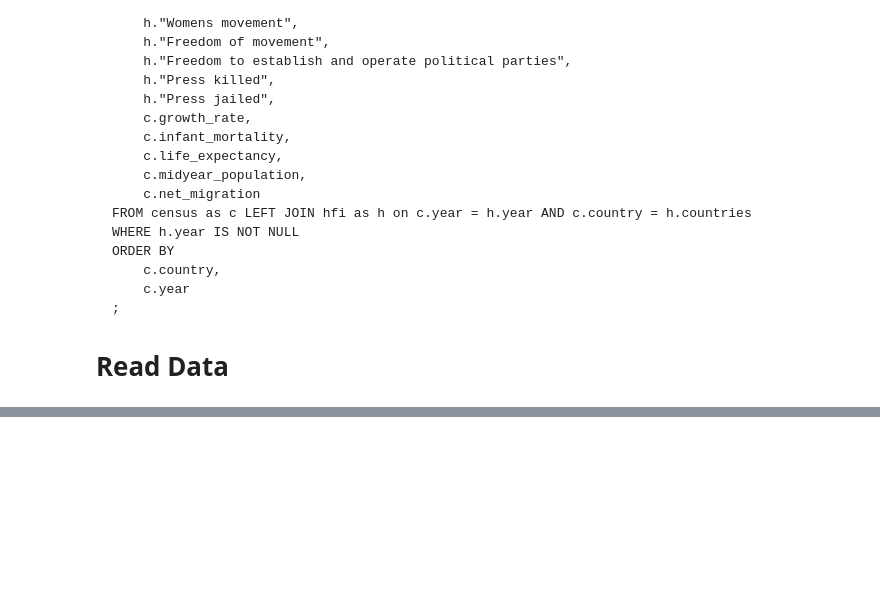
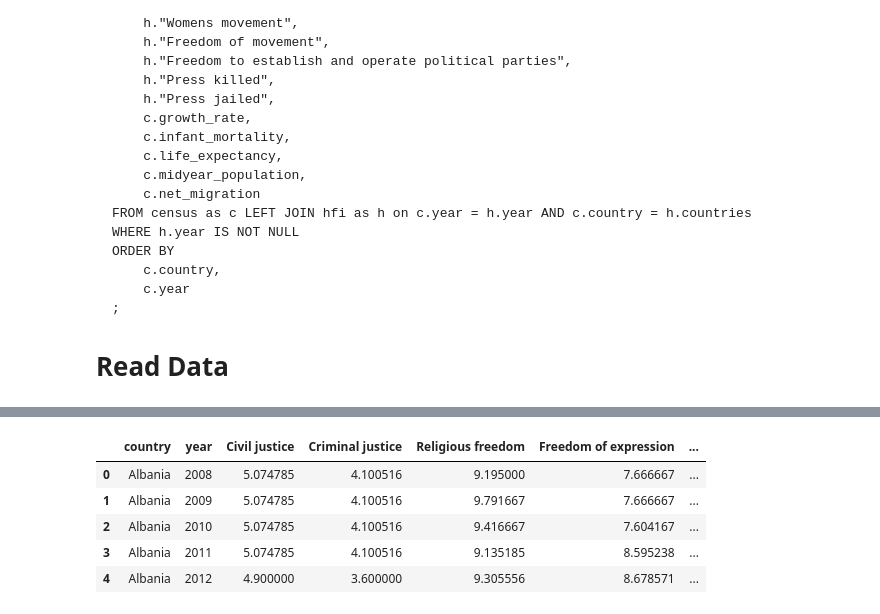
Before and after one commit to Jmaddalena42/ETL_Project, a Jupyter notebook: ETL Project.ipynb, the cells around one changed output, grey strips where cells are left out. Cells and saved outputs as stored; diff of their text form; code cells hidden in the pictures; blank space fills up the shorter version.

```diff
--- a/ETL Project.ipynb
+++ b/ETL Project.ipynb
@@ -391,0 +372,10 @@ engine.execute('SELECT * FROM happiness_join').fetchall()
+# %%
+joindf = pd.read_sql_query('SELECT * FROM happiness_join',con=engine)
+joindf.head()
+# %% [output]
+|  | country | year | Civil justice | Criminal justice | Religious freedom | Freedom of expression | ... |
+| 0 | Albania | 2008 | 5.074785 | 4.100516 | 9.195000 | 7.666667 | ... |
+| 1 | Albania | 2009 | 5.074785 | 4.100516 | 9.791667 | 7.666667 | ... |
+| 2 | Albania | 2010 | 5.074785 | 4.100516 | 9.416667 | 7.604167 | ... |
+| 3 | Albania | 2011 | 5.074785 | 4.100516 | 9.135185 | 8.595238 | ... |
+| 4 | Albania | 2012 | 4.900000 | 3.600000 | 9.305556 | 8.678571 | ... |
```
Also changed, not shown: parts of 1 cell of this notebook, 1 other file.
